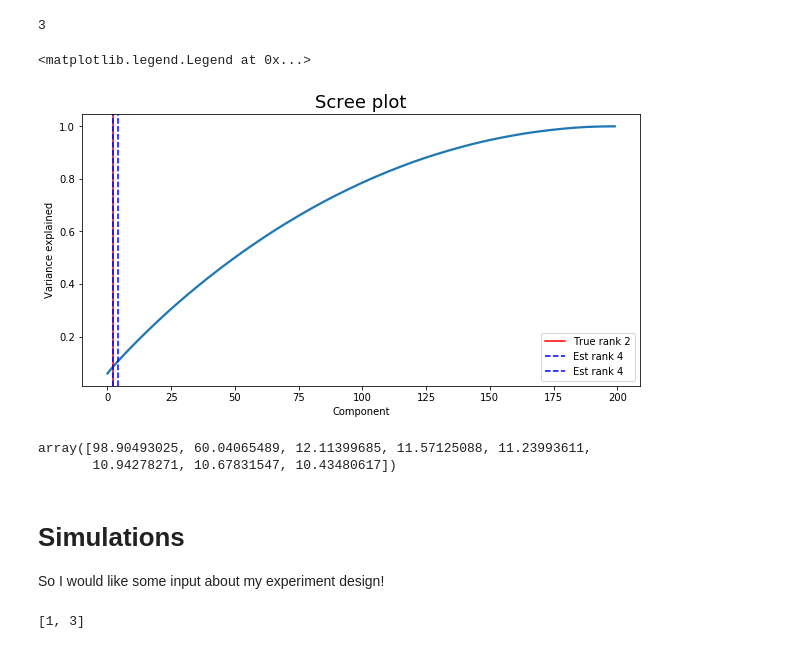
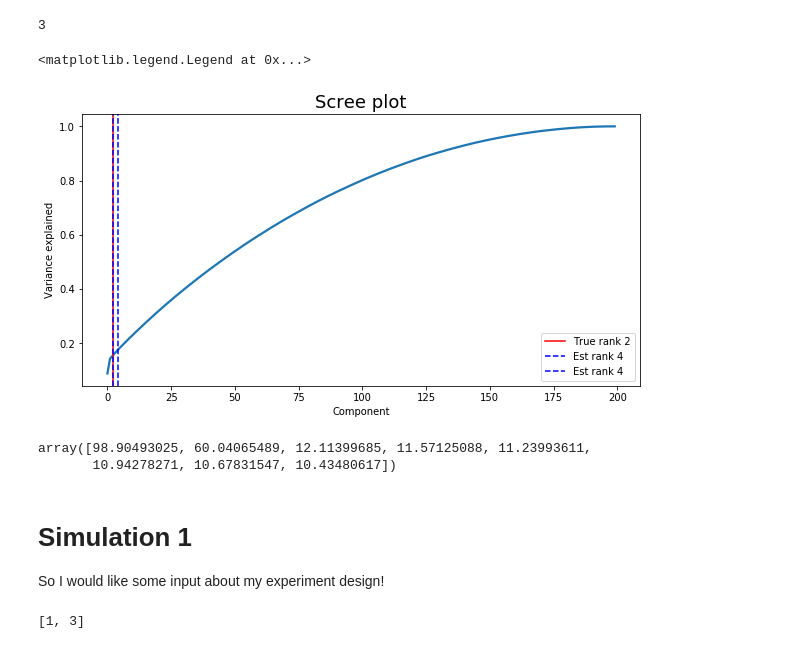
Before and after one commit to dfrancisco1998/ndd_stuff, a Jupyter notebook: sprint2/Sprint 2 basics.ipynb, the cells around one changed output. Saved outputs shown, nothing was run; the diff lists cells and outputs as text; code cells hidden in the pictures.

```diff
--- a/sprint2/Sprint 2 basics.ipynb
+++ b/sprint2/Sprint 2 basics.ipynb
@@ -66,13 +66,13 @@ minka(undirected_sbm)
 3
 # %%
 from graspologic.plot import screeplot
-screeplot(X)
+screeplot(undirected_sbm)
 plt.axvline(2, label='True rank {}'.format(2), color='red')
 plt.axvline(4, label='Est rank {}'.format(4), color='blue', ls='--')
 plt.axvline(2, label='Est rank {}'.format(4), color='blue', ls='--')
 plt.legend()
 # %% [output]
 <matplotlib.legend.Legend at 0x...>
-[figure, old version]
+[figure, new version]
 # %%
 import scipy
@@ -85,7 +85,7 @@ D
 array([98.90493025, 60.04065489, 12.11399685, 11.57125088, 11.23993611,
        10.94278271, 10.67831547, 10.43480617])
 # %% [markdown]
-# Simulations
+# Simulation 1
 
 So I would like some input about my experiment design!
 # %%
```
Also changed, not shown: parts of 11 cells of this notebook.
